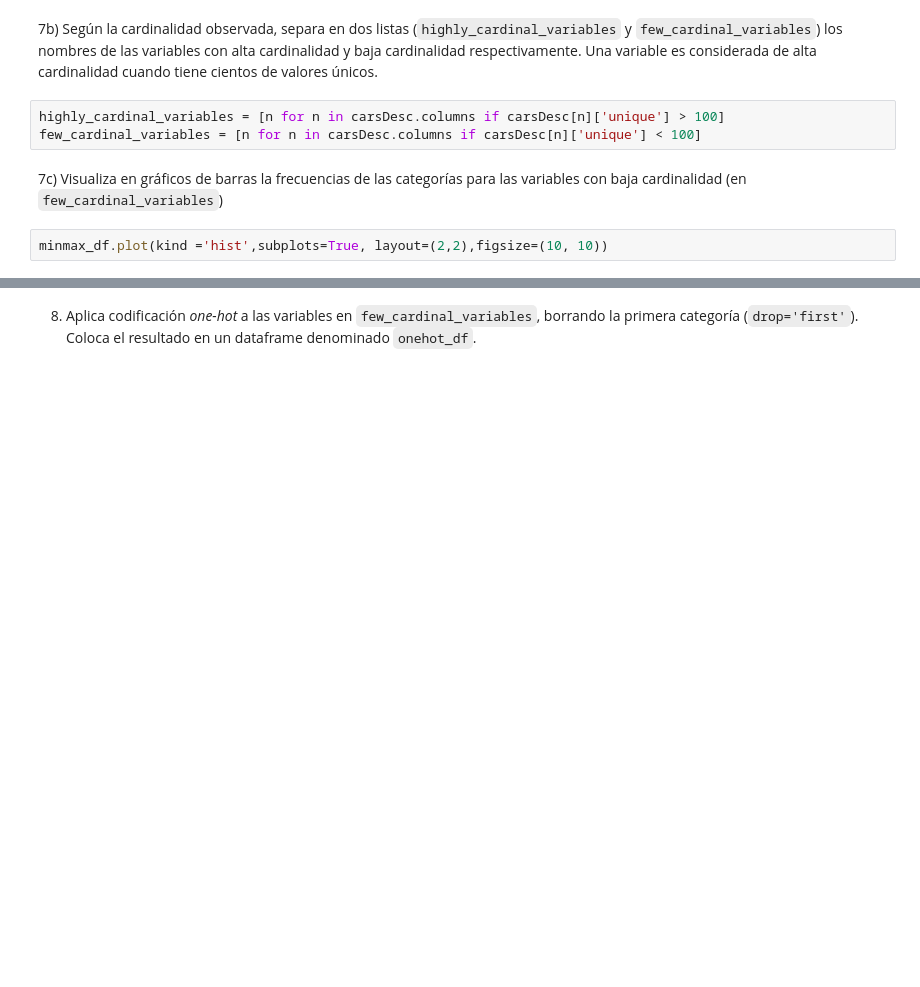
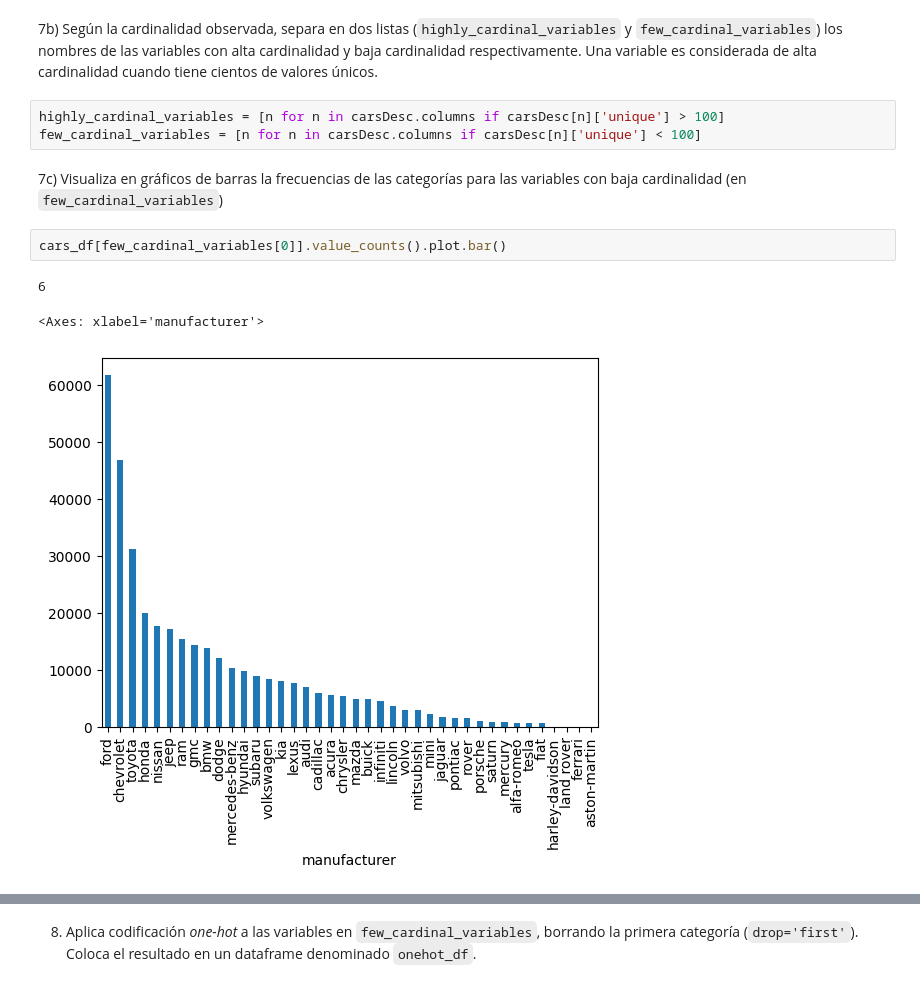
Before and after one commit to AngelBriFi/Tareas_Equipo_02, a Jupyter notebook: Actividad6FE.ipynb, the cells around one changed output, grey strips where cells are left out. Saved outputs shown, nothing was run; the diff lists cells and outputs as text; blank space fills up the shorter version.

```diff
--- a/Actividad6FE.ipynb
+++ b/Actividad6FE.ipynb
@@ -398,5 +398,9 @@ highly_cardinal_variables = [n for n in carsDesc.columns if carsDesc[n]['unique'
 few_cardinal_variables = [n for n in carsDesc.columns if carsDesc[n]['unique'] < 100]
 # %% [markdown]
 7c) Visualiza en gráficos de barras la frecuencias de las categorías para las variables con baja cardinalidad (en `few_cardinal_variables`)
-# %%
-minmax_df.plot(kind ='hist',subplots=True, layout=(2,2),figsize=(10, 10))
+# %%
+cars_df[few_cardinal_variables[0]].value_counts().plot.bar()
+# %% [output]
+6
+<Axes: xlabel='manufacturer'>
+[figure, added]
```
Also changed, not shown: parts of 11 cells of this notebook.
